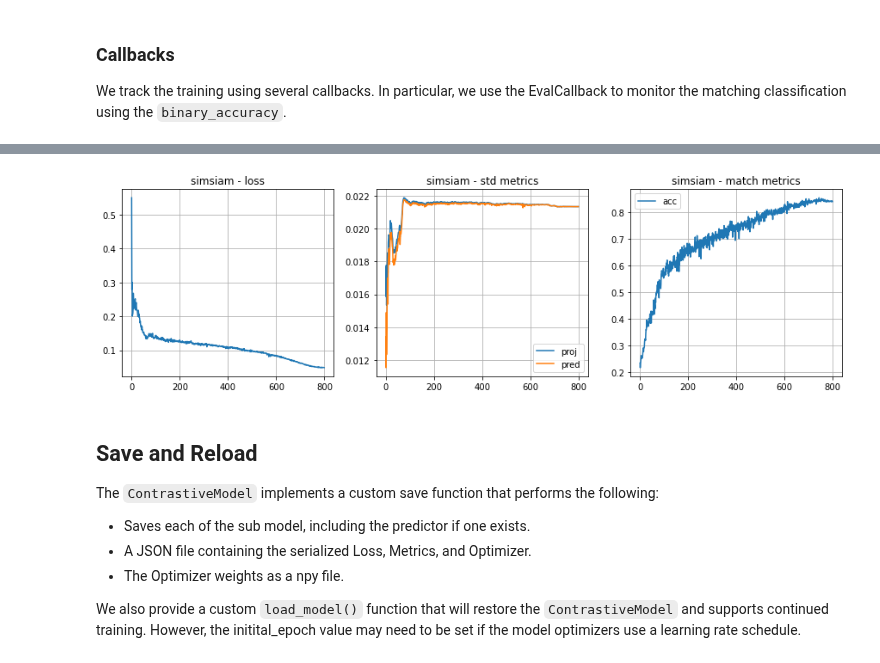
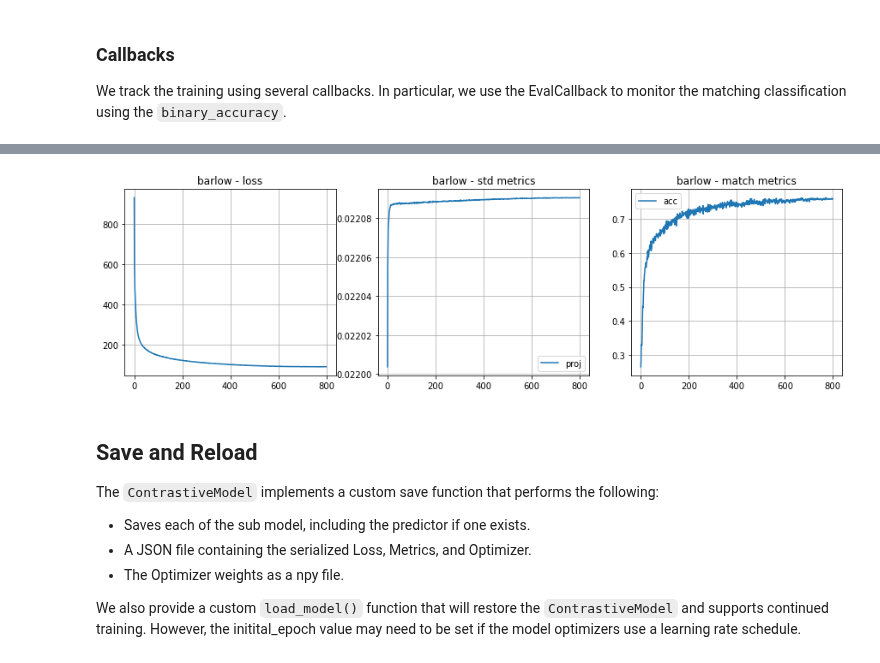
Before and after one commit to tensorflow/similarity, a Jupyter notebook: examples/unsupervised_hello_world.ipynb, the cells around one changed output, grey strips where cells are left out. Drawn from its saved outputs; the diff is of its cells as text; code cells hidden in the pictures.

```diff
--- a/examples/unsupervised_hello_world.ipynb
+++ b/examples/unsupervised_hello_world.ipynb
@@ -236,4 +226,4 @@ test   (10000, 32, 32, 3)  (10000,)
 
 The `ALGORITHM` var is used throught this notebook to setup the various architectures and the parameters defined below are setup to reproduce the results published in the papers.
 # %%
-ALGORITHM = "simsiam"  # @param ["barlow", "simsiam", "simclr"]
+ALGORITHM = "barlow"  # @param ["barlow", "simsiam", "simclr"]
@@ -252,13 +244,13 @@ if ALGORITHM == "simsiam":
     DIM = 2048  # The layer size for the projector and predictor models.
 elif ALGORITHM == "barlow":
     BATCH_SIZE = 512
-    PRE_TRAIN_EPOCHS = 100
+    PRE_TRAIN_EPOCHS = 800
     PRE_TRAIN_STEPS_PER_EPOCH = len(x_train) // BATCH_SIZE
     VAL_STEPS_PER_EPOCH = 20
     WEIGHT_DECAY = 5e-4
     INIT_LR = 1e-3  # Initial LR for the learning rate schedule.
     WARMUP_LR = 0.0
-    WARMUP_STEPS = 1000  # we have 10k train steps and we warm up over 10% of that.
+    WARMUP_STEPS = 1000
     DIM = 2048  # The layer size for the projector and predictor models.
 elif ALGORITHM == "simclr":
     BATCH_SIZE = 512
@@ -766,26 +666,27 @@ Epoch 629/800
 # %%
 plt.figure(figsize=(15,4))
 plt.subplot(1,3,1)
 plt.plot(history.history["loss"])
 plt.grid()
 plt.title(f"{loss.name} - loss")
 
 plt.subplot(1,3,2)
 plt.plot(history.history["proj_std"], label="proj")
-plt.plot(history.history["pred_std"], label="pred")
+if "pred_std" in history.history:
+    plt.plot(history.history["pred_std"], label="pred")
 plt.grid()
 plt.title(f"{loss.name} - std metrics")
 plt.legend()
 
 plt.subplot(1,3,3)
 plt.plot(history.history["binary_accuracy"], label="acc")
 plt.grid()
 plt.title(f"{loss.name} - match metrics")
 plt.legend()
 
 plt.show()
 # %% [output]
-[figure, old version]
+[figure, new version]
 # %% [markdown]
 ## Save and Reload
 
```
Also changed, not shown: parts of 21 cells of this notebook.
